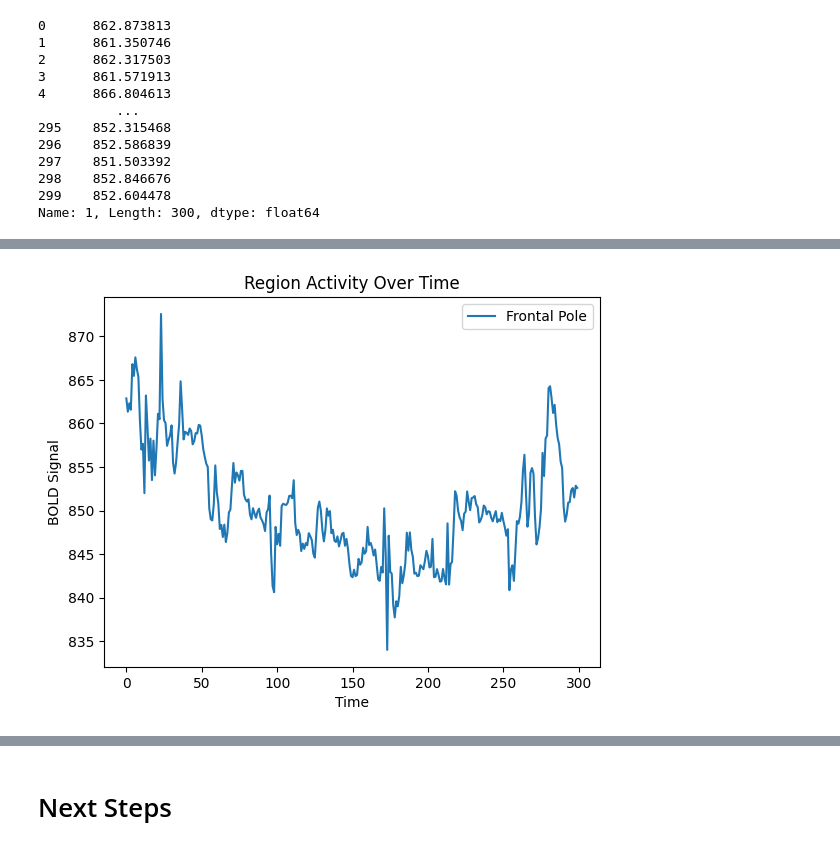
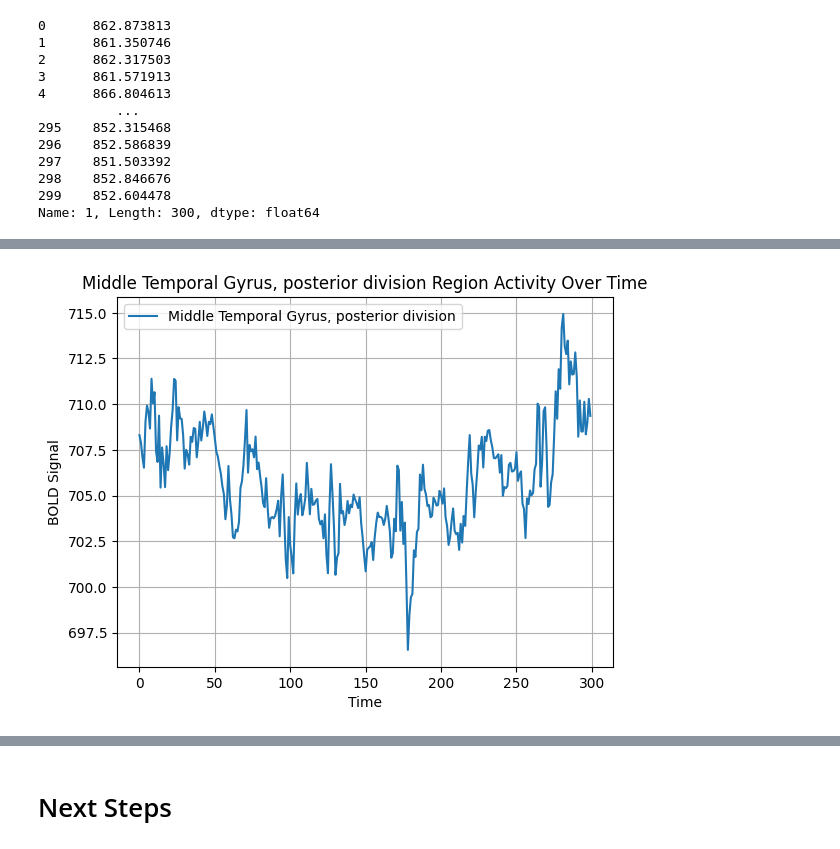
Before and after one commit to efwoods/Parkinsons_Disease_Study, a Jupyter notebook: example_data.ipynb, the cells around one changed output, grey strips where cells are left out. Cells and saved outputs as stored; diff of their text form; code cells hidden in the pictures.

```diff
--- a/example_data.ipynb
+++ b/example_data.ipynb
@@ -531,15 +536,23 @@ Name: 1, Length: 300, dtype: float64
 # %%
-# Save as CSV
-roi_df.to_csv("roi_activity.csv", index=False)
-
 # Plot an example ROI signal
-import matplotlib.pyplot as plt
-
 plt.plot(roi_df.iloc[:, 0], label = atlas.labels[1])  # Plot the first region
 plt.xlabel("Time")
 plt.ylabel("BOLD Signal")
 plt.title("Region Activity Over Time")
 plt.legend()
 plt.show()
-# %% [output]
-[figure, removed]
+# %%
+index = 0
+# %%
+# Plot an example ROI signal
+plt.plot(roi_df.iloc[:, index], label = atlas.labels[index+1])  # Plot the first region
+plt.xlabel("Time")
+plt.ylabel("BOLD Signal")
+plt.title(f"{atlas.labels[index+1]} Region Activity Over Time")
+plt.legend()
+plt.grid(True)
+plt.show()
+index +=1
+index %= roi_df.shape[1]
+# %% [output]
+[figure, added]
```
Also changed, not shown: parts of 13 cells of this notebook, 1 other file.
